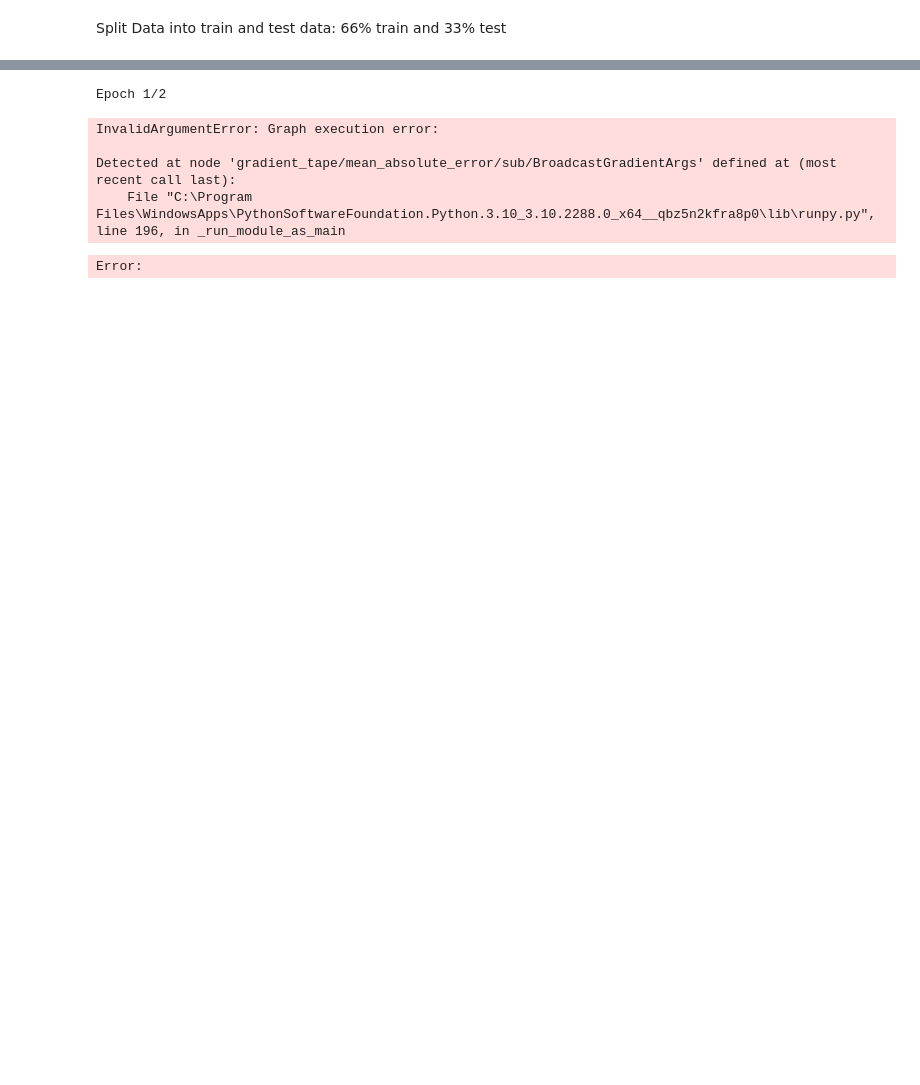
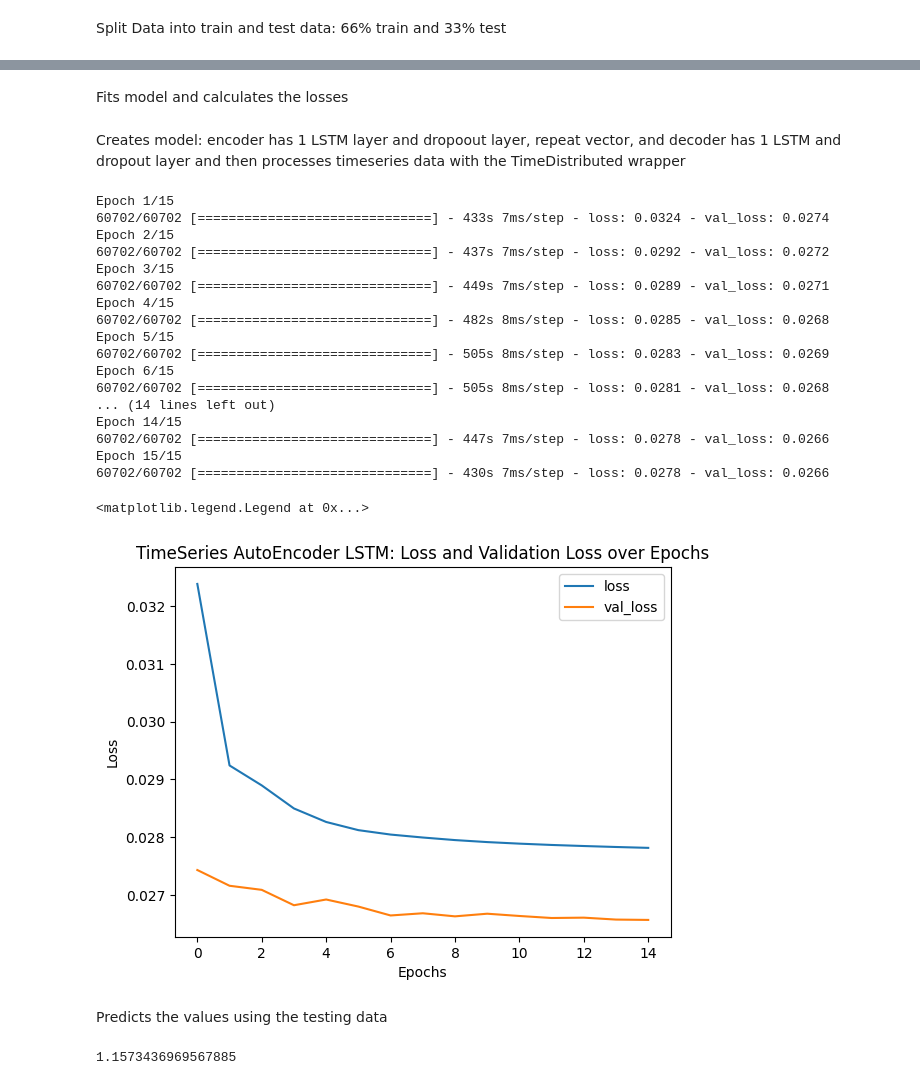
Before and after one commit to kaigomes7/insider_threat_detection, a Jupyter notebook: loader.ipynb, the cells around one changed output, grey strips where cells are left out. Cells and saved outputs as stored; diff of their text form; code cells hidden in the pictures; blank space fills up the shorter version.

```diff
--- a/loader.ipynb
+++ b/loader.ipynb
@@ -269,6 +242,6 @@ def to_sequences(x, y):
 # %%
 def to_sequences_homogenous(x, y, seq_size=1):
     x_values = [x.iloc[i:(i+seq_size)].values for i in range(len(x)-seq_size)]
-    y_values = [y.iloc[i+seq_size] for i in range(len(x)-seq_size)]
+    y_values = [y.iloc[i:i+seq_size] for i in range(len(x)-seq_size)]
 
     return np.array(x_values), np.array(y_values)
@@ -278,4 +250,4 @@ seq_size = len(df) // datetime.timedelta(seconds=elapsed).days
 # %%
 # xtrain, ytrain = to_sequences(df, df.drop('date', axis=1))
-X, y = to_sequences_homogenous(df.drop('date', axis=1), df.drop('date', axis=1), 47)
-X_train, X_test, y_train, y_test = train_test_split(X, y, test_size=0.33, random_state=42)
+X_timeseries, y_timeseries = to_sequences_homogenous(df, df, 50)
+X_train, X_test, y_train, y_test = train_test_split(X_timeseries, y_timeseries, test_size=0.33, random_state=42)
@@ -318,12 +283,37 @@ Total params: 203,401
 Trainable params: 203,401
 Non-trainable params: 0
 _________________________________________________________________
-# %%
-history = model.fit(X_train, y_train, epochs=2, batch_size=X_train.shape[1], verbose=1)
-# %% [output]
-Epoch 1/2
-InvalidArgumentError: Graph execution error:
-
-Detected at node 'gradient_tape/mean_absolute_error/sub/BroadcastGradientArgs' defined at (most recent call last):
-    File "C:\Program Files\WindowsApps\PythonSoftwareFoundation.Python.3.10_3.10.2288.0_x64__qbz5n2kfra8p0\lib\runpy.py", line 196, in _run_module_as_main
-Error:
+# %% [markdown]
+Fits model and calculates the losses
+# %% [markdown]
+Creates model: encoder has 1 LSTM layer and dropoout layer, repeat vector, and decoder has 1 LSTM and dropout layer and then processes timeseries data with the TimeDistributed wrapper
+# %%
+history = model.fit(X_train, X_train, epochs=15, batch_size=X_train.shape[1], validation_data=(X_test, X_test), verbose=1)
+plt.plot(history.history['loss'], label='loss')
+plt.plot(history.history['val_loss'], label='val_loss')
+plt.title("TimeSeries AutoEncoder LSTM: Loss and Validation Loss over Epochs")
+plt.xlabel('Epochs')
+plt.ylabel('Loss')
+plt.legend()
+# %% [output]
+Epoch 1/15
+60702/60702 [==============================] - 433s 7ms/step - loss: 0.0324 - val_loss: 0.0274
+Epoch 2/15
+60702/60702 [==============================] - 437s 7ms/step - loss: 0.0292 - val_loss: 0.0272
+Epoch 3/15
+60702/60702 [==============================] - 449s 7ms/step - loss: 0.0289 - val_loss: 0.0271
+Epoch 4/15
+60702/60702 [==============================] - 482s 8ms/step - loss: 0.0285 - val_loss: 0.0268
+Epoch 5/15
+60702/60702 [==============================] - 505s 8ms/step - loss: 0.0283 - val_loss: 0.0269
+Epoch 6/15
+60702/60702 [==============================] - 505s 8ms/step - loss: 0.0281 - val_loss: 0.0268
+... (14 lines left out)
+Epoch 14/15
+60702/60702 [==============================] - 447s 7ms/step - loss: 0.0278 - val_loss: 0.0266
+Epoch 15/15
+60702/60702 [==============================] - 430s 7ms/step - loss: 0.0278 - val_loss: 0.0266
+<matplotlib.legend.Legend at 0x...>
+[figure, added]
+# %% [markdown]
+Predicts the values using the testing data
@@ -329,0 +322,7 @@ Error:
+# %%
+X_test
+X_test[0].sum(), yhat[0].sum()
+X_train.shape[1]
+max(plot[1])
+# %% [output]
+1.1573436969567885
```
Also changed, not shown: parts of 40 cells of this notebook.
